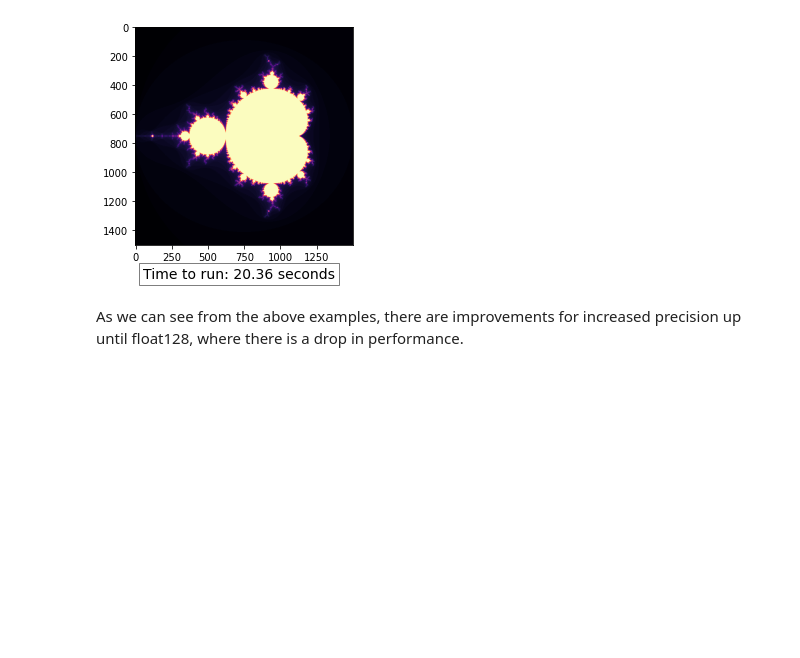
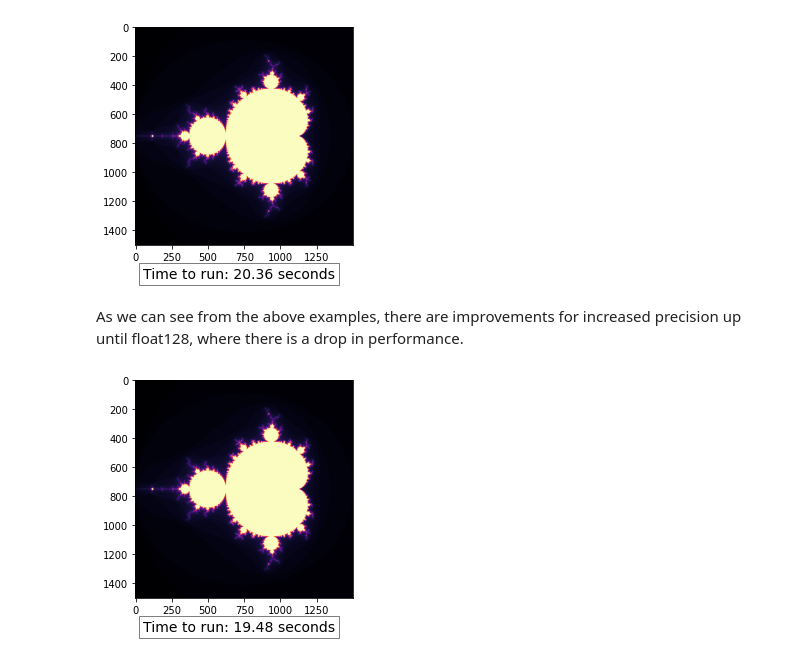
Before and after one commit to andreasmpoulsen/NSC, a Jupyter notebook: Mini-Project/worksheets_v2.ipynb, the cells around one changed output. Saved outputs shown, nothing was run; the diff lists cells and outputs as text; code cells hidden in the pictures; blank space fills up the shorter version.

```diff
--- a/Mini-Project/worksheets_v2.ipynb
+++ b/Mini-Project/worksheets_v2.ipynb
@@ -19,3 +24,7 @@ plot_naive(np.longdouble)
 [figure]
 # %% [markdown]
 As we can see from the above examples, there are improvements for increased precision up until float128, where there is a drop in performance.
+# %%
+plt_looped()
+# %% [output]
+[figure, added]
```
Also changed, not shown: parts of 14 cells of this notebook, 2 other files.
